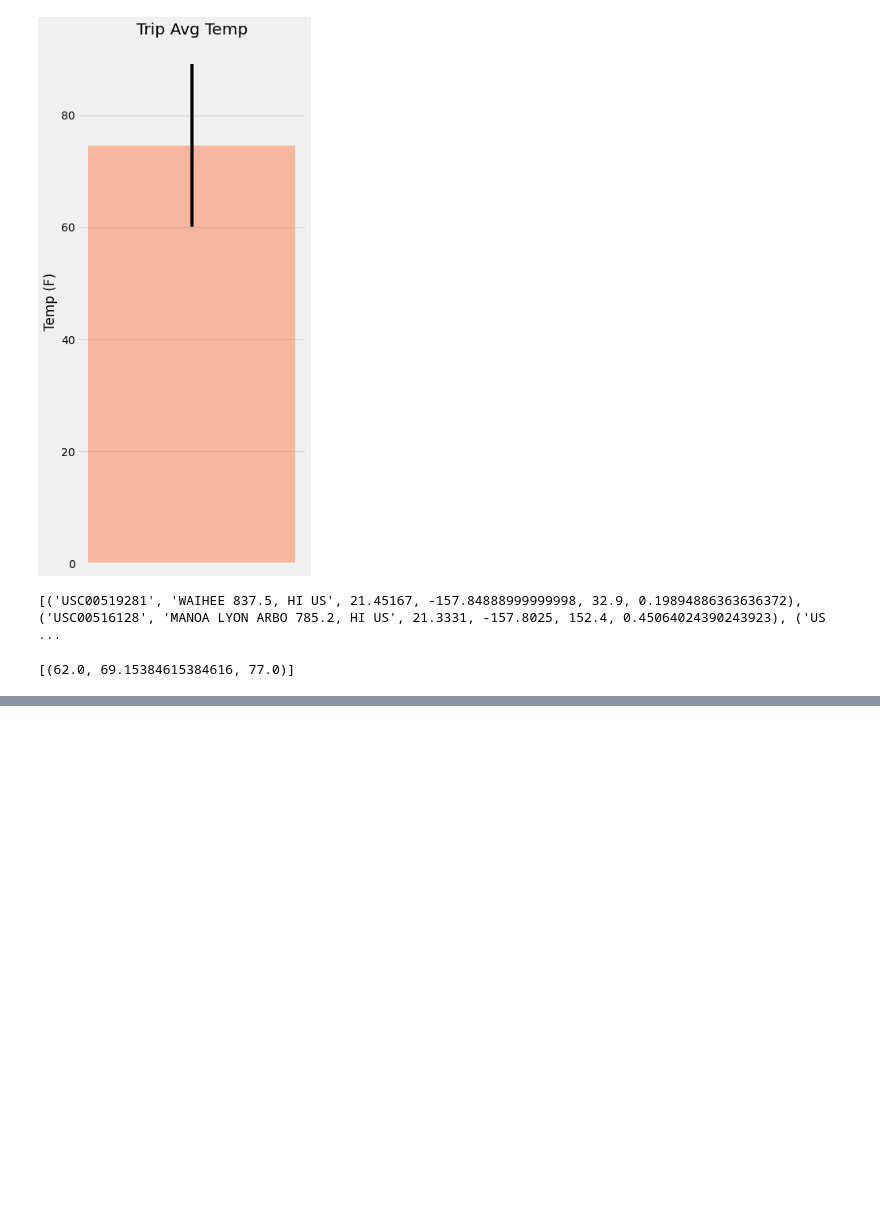
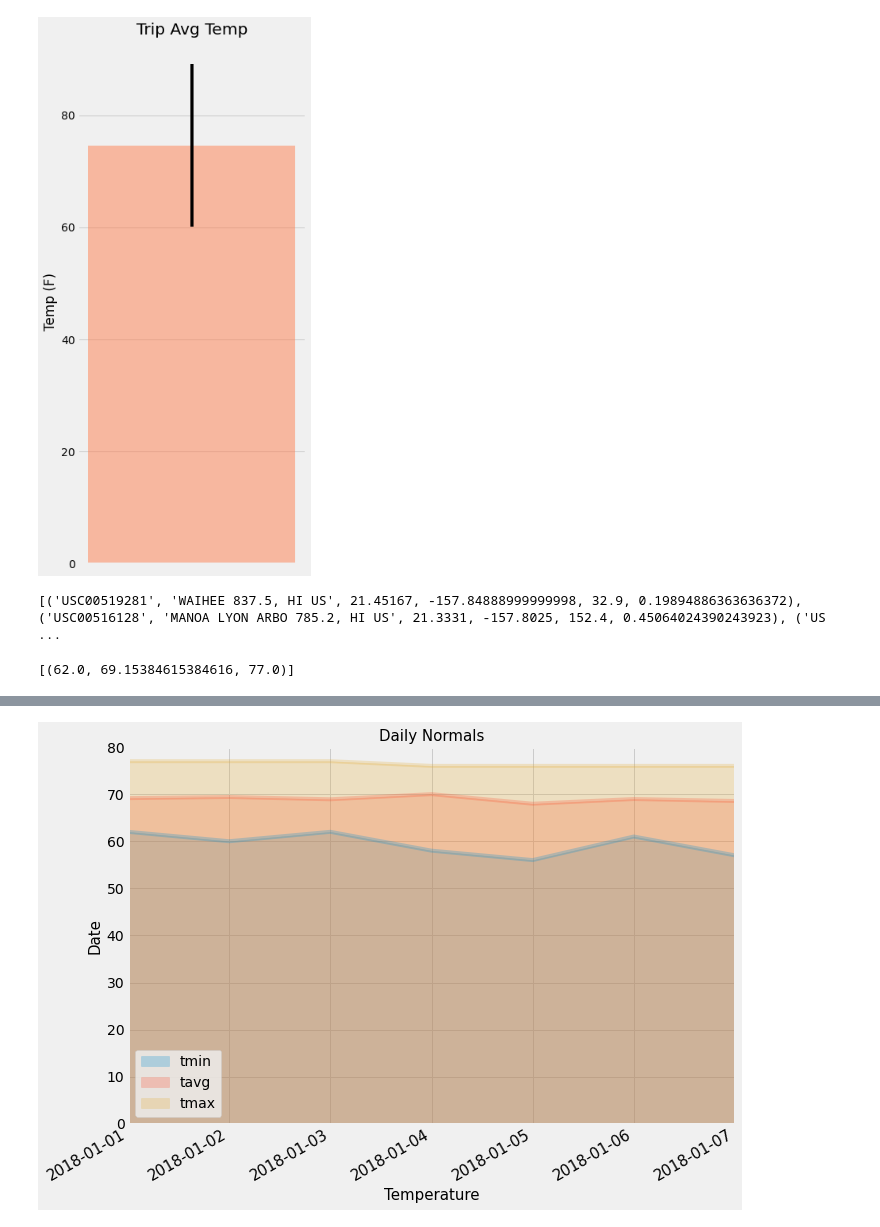
Before and after one commit to cdalsania/sqlalchemy-challenge, a Jupyter notebook: climate_starter.ipynb, the cells around one changed output, grey strips where cells are left out. Cells and saved outputs as stored; diff of their text form; code cells hidden in the pictures; blank space fills up the shorter version.

Commit message:
analyzed the range of dates for the daily normal and created image of daily normals

```diff
--- a/climate_starter.ipynb
+++ b/climate_starter.ipynb
@@ -267,8 +267,22 @@ daily_normals("01-01")
 
 # Set the start and end date of the trip
 
+start_date = dt.datetime(2018, 1, 1)
+end_date = dt.datetime(2018, 1, 7)
 # Use the start and end date to create a range of dates
 
+rangeofdates = pd.date_range(start_date, periods=7).tolist()
+
 # Stip off the year and save a list of %m-%d strings
+dates = []
+for date in rangeofdates:
+    dates.append(dt.datetime.strftime(date, '%m-%d'))
 
 # Loop through the list of %m-%d strings and calculate the normals for each date
+normals = []
+for date in dates:
+    normals.append(daily_normals(date))
+
+print("Chosen Dates: Aug 23 to Aug 29 (7 day trip)")
+for normal in normals:
+    print(normal)
@@ -275,2 +298,8 @@ daily_normals("01-01")
 # %%
 # Load the previous query results into a Pandas DataFrame and add the `trip_dates` range as the `date` index
+normal_list = []
+for normal in normals:
+    normal_list.append(np.ravel(normal))
+trip_normals_df = pd.DataFrame(normal_list, columns = ['tmin', 'tavg', 'tmax'])
+trip_normals_df.index = [str(date.strftime('%Y-%m-%d')) for date in rangeofdates]
+trip_normals_df
@@ -278,0 +315,19 @@ daily_normals("01-01")
+# %%
+# Plot the daily normals as an area plot with `stacked=False`
+fig, ax = plt.subplots(figsize=(10,7))
+trip_normals_df.plot(kind='area', stacked=False, alpha=0.25, ax=ax)
+plt.title("Daily Normals",fontsize=15)
+plt.ylabel("Date",fontsize=15)
+plt.xlabel("Temperature",fontsize=15)
+
+plt.ylim(0,80)
+plt.xlim(0,4)
+plt.yticks(size=14)
+plt.xticks(np.arange(7), trip_normals_df.index,fontsize=15)
+plt.setp(ax.xaxis.get_majorticklabels(), rotation=30, ha="right" )
+
+plt.savefig("Images/daily_normals.png", bbox_inches = 'tight')
+plt.tight_layout()
+plt.show()
+# %% [output]
+[figure, added]
```
Also changed, not shown: parts of 3 cells of this notebook.
